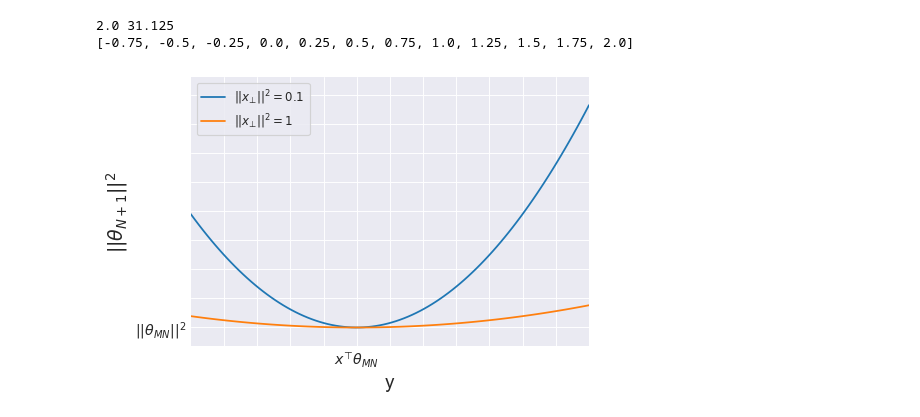
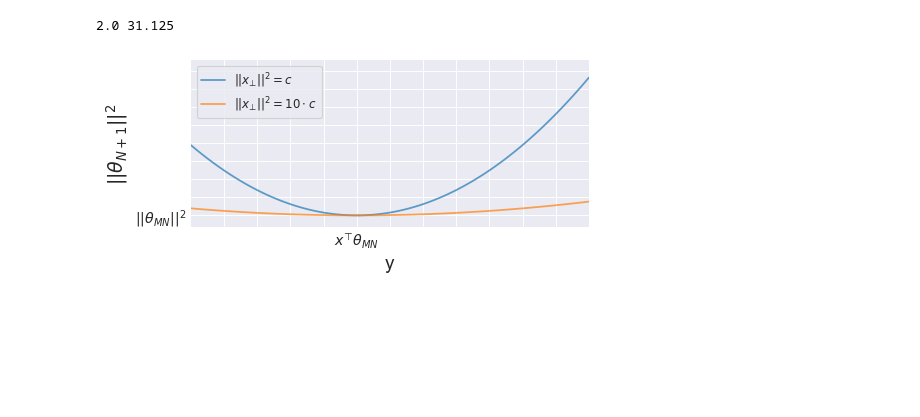
Before and after one commit to kobybibas/pnml_linear_regression_simulation, a Jupyter notebook: notebooks/mn_norm_behaviour.ipynb, the cells around one changed output. Saved outputs shown, nothing was run; the diff lists cells and outputs as text; code cells hidden in the pictures; blank space fills up the shorter version.

```diff
--- a/notebooks/mn_norm_behaviour.ipynb
+++ b/notebooks/mn_norm_behaviour.ipynb
@@ -22,48 +22,42 @@ theta_n_1_sqaure_1 = theta_mn_square + (1 / x_bot_square) * (y - y_mn) ** 2
 x_bot_square = 1
 theta_n_1_sqaure_2 = theta_mn_square + (1 / x_bot_square) * (y - y_mn) ** 2
 # %%
-fig, ax = plt.subplots(1, 1)
+w, h = plt.rcParams.get("figure.figsize")
+fig, ax = plt.subplots(1, 1, figsize=(w, 0.7*h))
 
-plt.plot(y, theta_n_1_sqaure_1, label=r"$||x_\bot||^2 = 0.1$")
-plt.plot(y, theta_n_1_sqaure_2, label=r"$||x_\bot||^2 = 1$")
+plt.plot(y, theta_n_1_sqaure_1, label=r"$||x_\bot||^2 = c$", alpha=0.7)
+plt.plot(y, theta_n_1_sqaure_2, label=r"$||x_\bot||^2 = 10 \cdot c$", alpha=0.7)
 # plt.grid()
-plt.legend(prop={'size': 10})
+plt.legend(prop={"size": 10})
 plt.xlabel("y", size=16)
 plt.ylabel(r"$||\theta_{N+1}||^2$", size=16)
 # plt.title(
 #     r"$||\theta_{N+1}||^2 = ||\theta_{MN}||^2 + \frac{1}{||x_\bot||^2}(y-x^\top \theta_{MN})^2$"
 # )
 
 print(np.max(y), np.max(theta_n_1_sqaure_1))
 xtickslocs = ax.get_xticks()
 
 
 xticks = [y_mn + i for i in np.arange(-1, 2, y_mn)]
-print(xticks)
 xticklabels = [r"$x^\top \theta_{MN}$" if z == y_mn else "" for z in xticks]
 
 
 yticks = [theta_mn_square + i for i in np.arange(-8, 35, 8 * theta_mn_square)]
 yticklabels = [r"$||\theta_{MN}||^2$" if z == theta_mn_square else "" for z in yticks]
 
 
 ax.grid(True)
 ax.set_xticks(xticks)
-ax.set_xticklabels(xticklabels,size=12)
+ax.set_xticklabels(xticklabels, size=12)
 ax.set_yticks(yticks)
-ax.set_yticklabels(yticklabels, rotation=0,size=12)
+ax.set_yticklabels(yticklabels, rotation=0, size=12)
 
-# ax.grid(True)
-# ax.set_xticks([y_mn, 4*y_mn,8*y_mn])
-# ax.set_xticklabels([r"$x^\top \theta_{MN}$", ''])
-# ax.set_yticks([theta_mn_square])
-# ax.set_yticklabels([r"$||\theta_{MN}||^2$"])
 plt.xlim(-1, 2)
 plt.ylim(-2, 35)
 plt.tight_layout()
-plt.savefig("../output/min_norm_behaviour.pdf")
+plt.savefig("../output/figures/min_norm_behaviour.pdf")
 plt.show()
 # %% [output]
 2.0 31.125
-[-0.75, -0.5, -0.25, 0.0, 0.25, 0.5, 0.75, 1.0, 1.25, 1.5, 1.75, 2.0]
-[figure, old version]
+[figure, new version]
```
Also changed, not shown: parts of 2 cells of this notebook, 20 other files.
